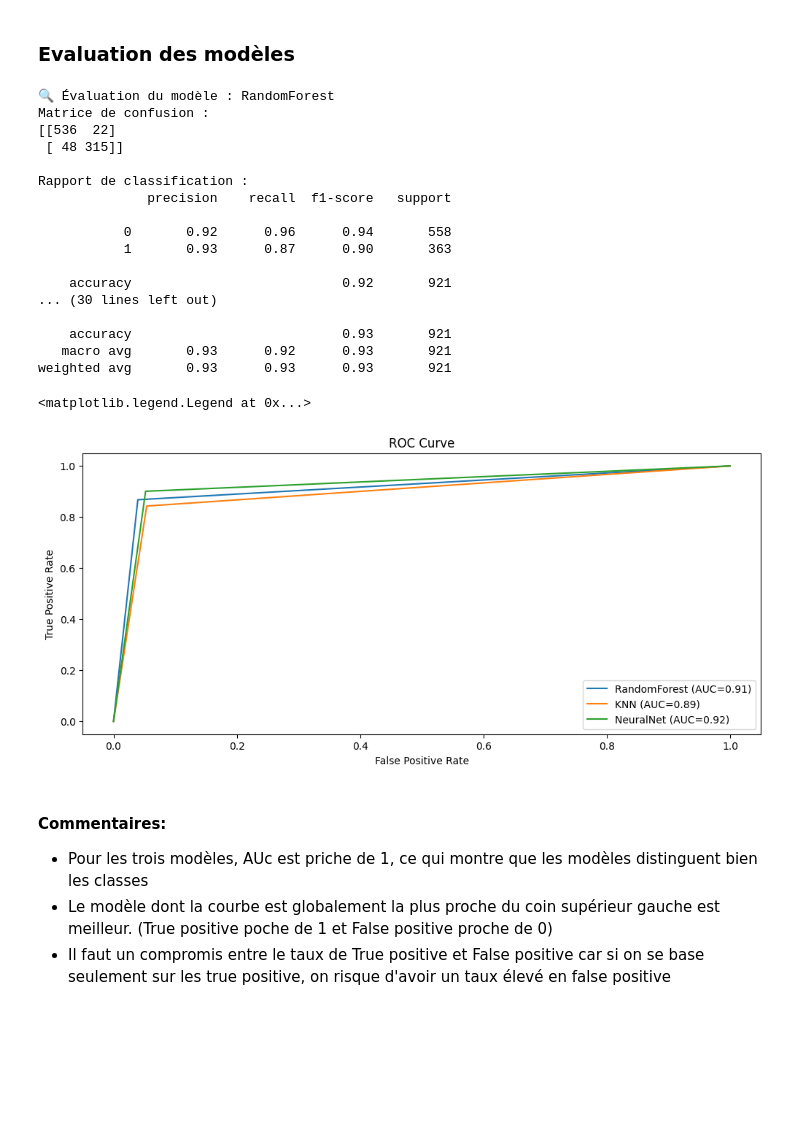
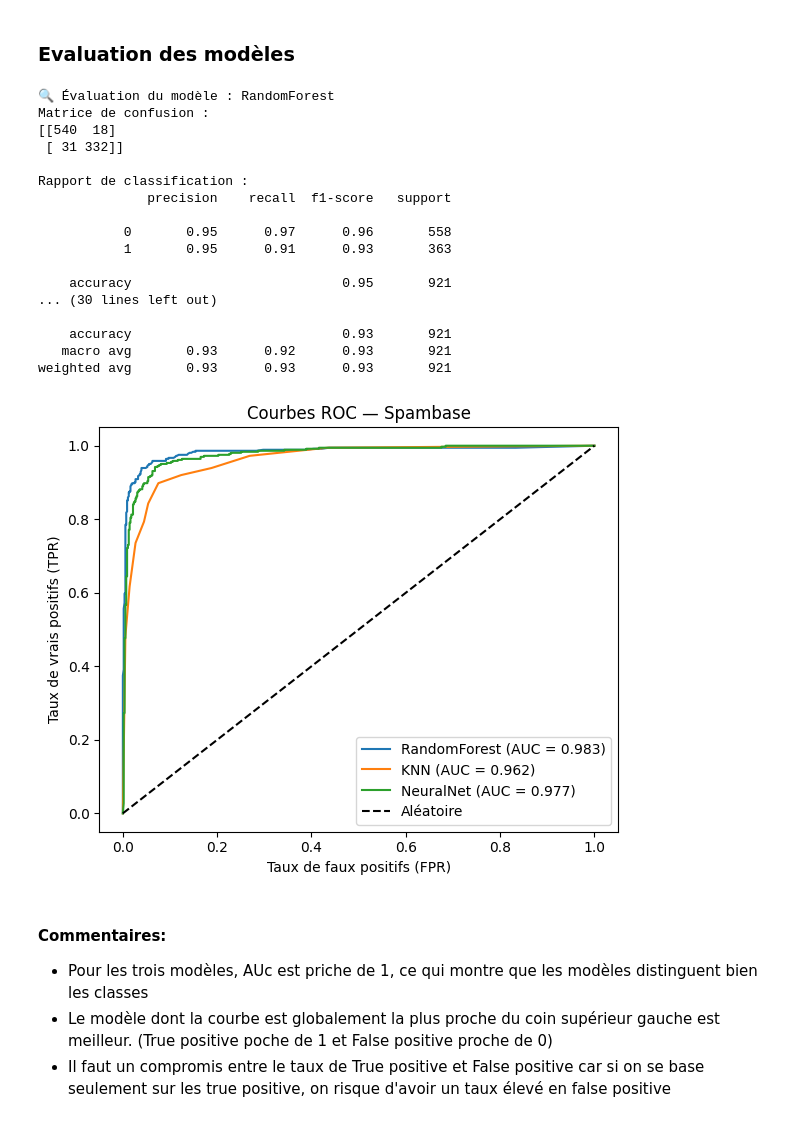
Before and after one commit to Ali322O/ML-project---Diabete-detection-, a Jupyter notebook: notebooks/spam.ipynb, the cells around one changed output. Drawn from its saved outputs; the diff is of its cells as text; code cells hidden in the pictures; blank space fills up the shorter version.

```diff
--- a/notebooks/spam.ipynb
+++ b/notebooks/spam.ipynb
@@ -191,5 +240,9 @@ Normalisation terminée : 58 variables normalisées.
 # %%
-# séparation train/test
-X_train, X_test, y_train, y_test=split_data(df_scaled)
+X_train, X_test, y_train, y_test = split_data(
+    df_clean,
+    target_column="spam"
+)
+
+X_train.shape, X_test.shape
 # %% [output]
 Colonne cible utilisée : 'spam'
@@ -212,3 +266,8 @@ trained_models, results= train_models(X_train, X_test, y_train, y_test)
 RandomForest → Accuracy: 0.924 | F1: 0.900
 KNN          → Accuracy: 0.906 | F1: 0.876
 NeuralNet    → Accuracy: 0.929 | F1: 0.910
+# %%
+models, results = train_models(X_train, X_test, y_train, y_test)
+
+import pandas as pd
+pd.DataFrame(results).T
@@ -215,41 +292,34 @@ NeuralNet    → Accuracy: 0.929 | F1: 0.910
 # %% [markdown]
 ### Evaluation des modèles
 # %%
-evaluations=evaluate_models(trained_models, X_test, y_test)
+evaluations = evaluate_models(models, X_test, y_test)
 # %% [output]
 🔍 Évaluation du modèle : RandomForest
 Matrice de confusion :
-[[536  22]
- [ 48 315]]
+[[540  18]
+ [ 31 332]]
 
 Rapport de classification :
               precision    recall  f1-score   support
 
-           0       0.92      0.96      0.94       558
-           1       0.93      0.87      0.90       363
+           0       0.95      0.97      0.96       558
+           1       0.95      0.91      0.93       363
 
-    accuracy                           0.92       921
+    accuracy                           0.95       921
 ... (30 lines left out)
 
     accuracy                           0.93       921
    macro avg       0.93      0.92      0.93       921
 weighted avg       0.93      0.93      0.93       921
-# %%
-# Courbe ROC
-plt.figure(figsize=(12,5))
-for model_name, model in trained_models.items():
-    y_pred=model.predict(X_test)
-    fpr, tpr, _ = roc_curve(y_test, y_pred)
-    roc_auc = auc(fpr, tpr)
-    plt.plot(fpr, tpr, label=f'{model_name} (AUC={roc_auc:.2f})')
-
-plt.title('ROC Curve')
-plt.xlabel('False Positive Rate')
-plt.ylabel('True Positive Rate')
-plt.legend()
-# %% [output]
-<matplotlib.legend.Legend at 0x...>
-[figure, removed]
+# %%
+plot_roc_curves(
+    models,
+    X_test,
+    y_test,
+    title="Courbes ROC — Spambase"
+)
+# %% [output]
+[figure, added]
 # %% [markdown]
 #### Commentaires:
 - Pour les trois modèles, AUc est priche de 1, ce qui montre que les modèles distinguent bien les classes
```
Also changed, not shown: parts of 17 cells of this notebook, 3 other files.
